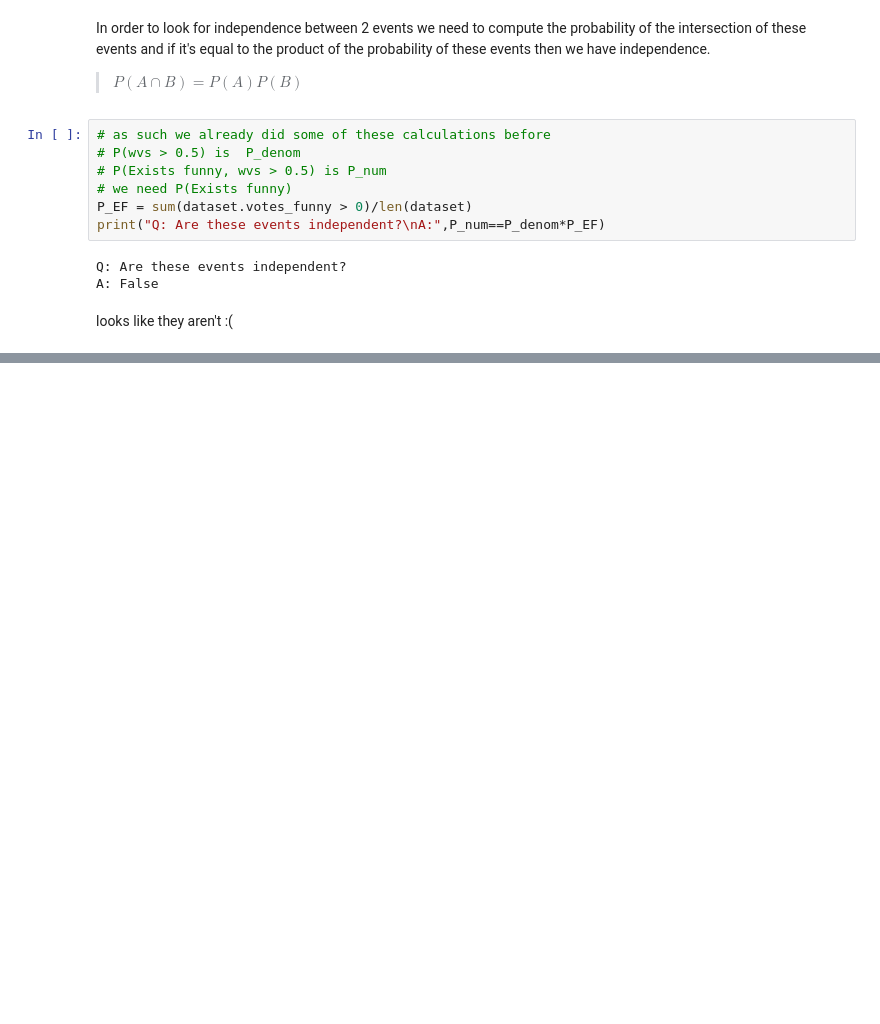
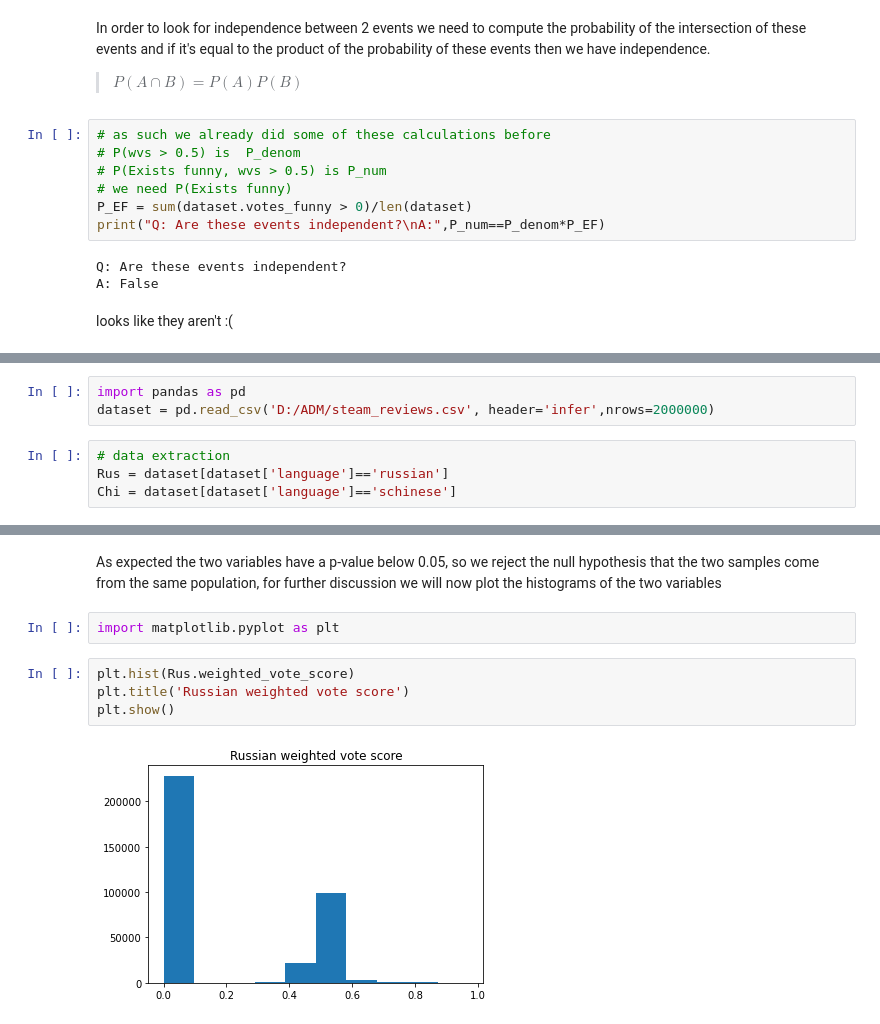
Before and after one commit to cosmin-z/ADM-HW2, a Jupyter notebook: Homework 2.ipynb, the cells around one changed output, grey strips where cells are left out. Drawn from its saved outputs; the diff is of its cells as text; blank space fills up the shorter version.

```diff
--- a/Homework 2.ipynb
+++ b/Homework 2.ipynb
@@ -259,0 +271,7 @@ looks like they aren't :(
+# %%
+import pandas as pd
+dataset = pd.read_csv('D:/ADM/steam_reviews.csv', header='infer',nrows=2000000)
+# %%
+# data extraction
+Rus = dataset[dataset['language']=='russian']
+Chi = dataset[dataset['language']=='schinese']
@@ -259,0 +286,10 @@ looks like they aren't :(
+# %% [markdown]
+As expected the two variables have a p-value below 0.05, so we reject the null hypothesis that the two samples come from the same population, for further discussion we will now plot the histograms of the two variables
+# %%
+import matplotlib.pyplot as plt
+# %%
+plt.hist(Rus.weighted_vote_score)
+plt.title('Russian weighted vote score')
+plt.show()
+# %% [output]
+[figure, added]
```
Also changed, not shown: parts of 19 cells of this notebook.
